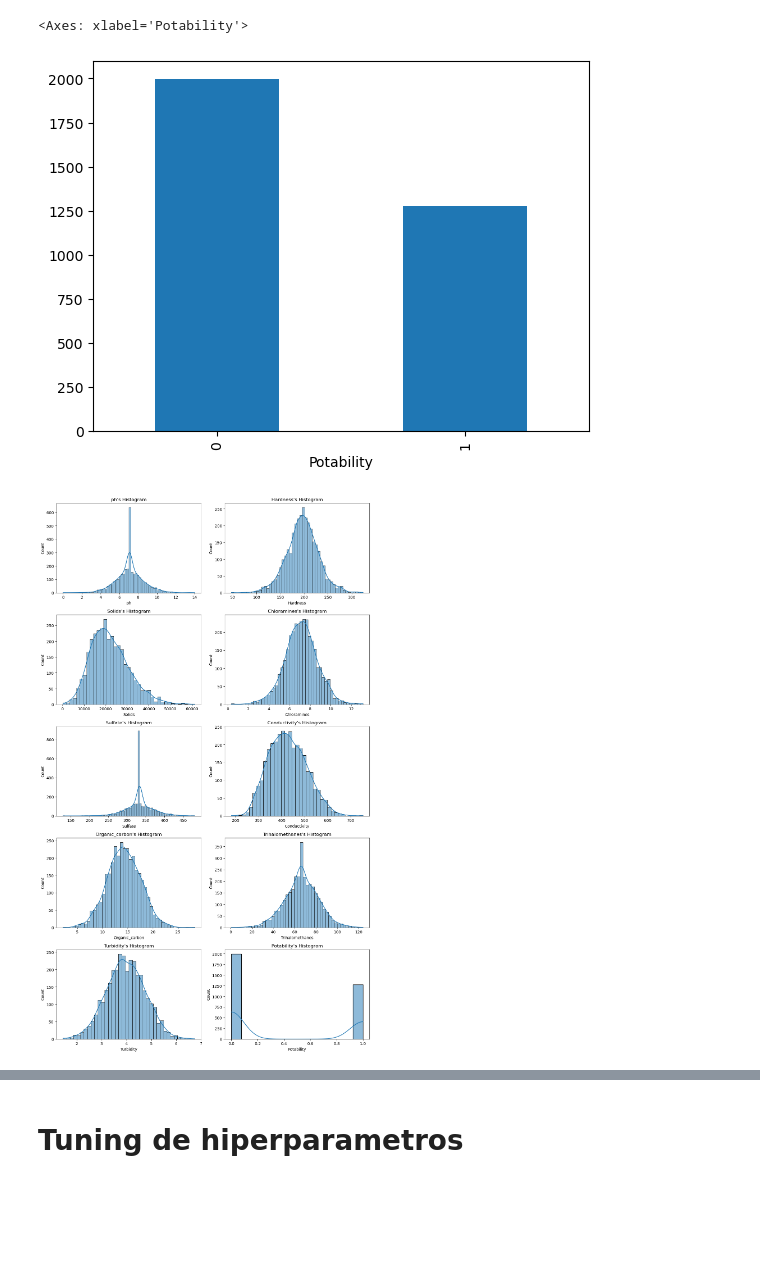
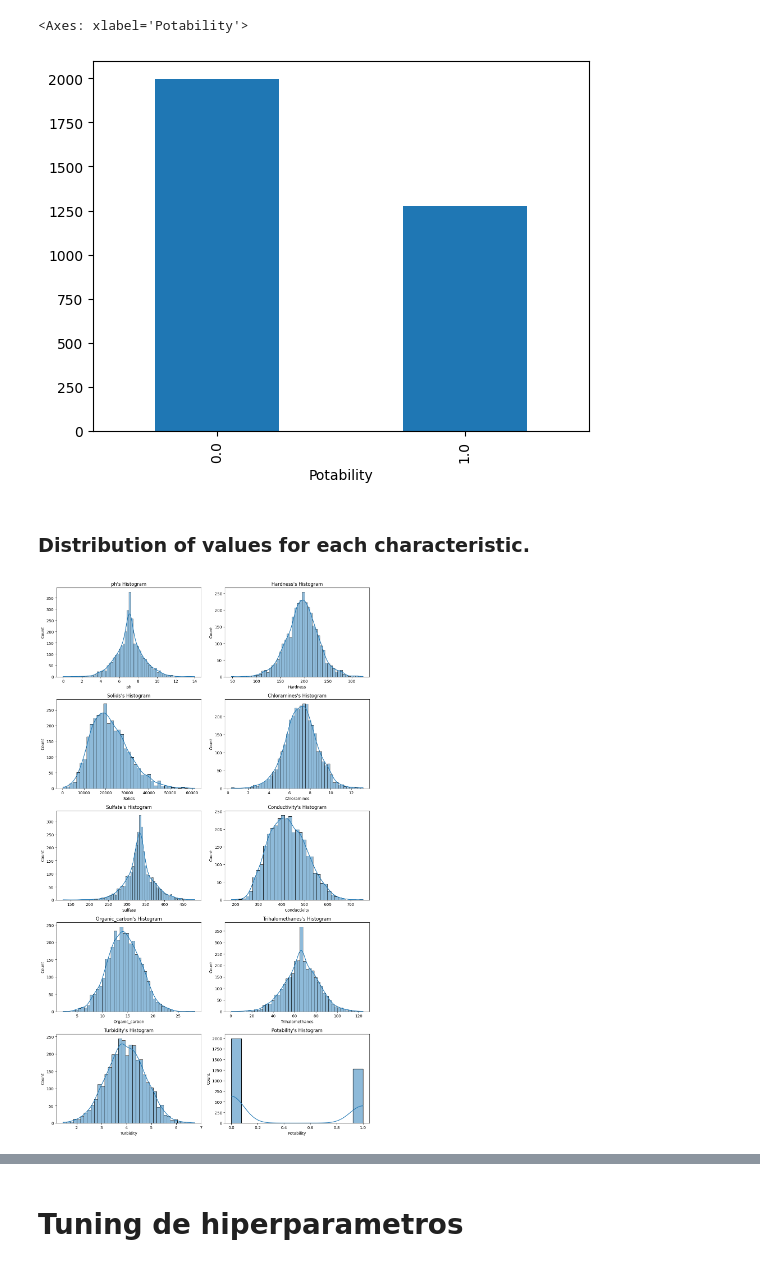
Before and after one commit to Nestor-DS/dl4td_wp, a Jupyter notebook: models/dl4td_random_forest_2.ipynb, the cells around one changed output, grey strips where cells are left out. Cells and saved outputs as stored; diff of their text form; code cells hidden in the pictures; blank space fills up the shorter version.

```diff
--- a/models/dl4td_random_forest_2.ipynb
+++ b/models/dl4td_random_forest_2.ipynb
@@ -23,7 +23,7 @@ from sklearn.metrics import roc_auc_score
 import warnings
 warnings.filterwarnings('ignore')
 # %%
-df = pd.read_csv('../drinking_water_potability.csv')
+df = pd.read_csv('../data/drinking_water_potability.csv')
 df.head(5)
 # %% [output]
 |  | ph | Hardness | Solids | Chloramines | Sulfate | Conductivity | Organic_carbon | Trihalomethanes | ... |
@@ -35,16 +70,16 @@ df.head(5)
 # %%
-df['Potability'].value_counts().plot(kind='bar')
+df_imputed['Potability'].value_counts().plot(kind='bar')
 # %% [output]
 <Axes: xlabel='Potability'>
-[figure, old version]
+[figure, new version]
+# %% [markdown]
+### Distribution of values for each characteristic.
 # %%
-# Distribución de valores para cada característica.
-
 plt.figure(figsize=(12,20))
 
-for n, column in enumerate(df.columns):
+for n, column in enumerate(df_imputed.columns):
     plt.subplot(5, 2, n+1)
-    sns.histplot(df[column], kde=True)
+    sns.histplot(df_imputed[column], kde=True)
     plt.xlabel(column)
     plt.ylabel('Count')
     plt.title(f"{column}'s Histogram")
@@ -52,4 +87,4 @@ for n, column in enumerate(df.columns):
 plt.tight_layout()
 plt.show()
 # %% [output]
-[figure, old version]
+[figure, new version]
```
Also changed, not shown: parts of 22 cells of this notebook.
